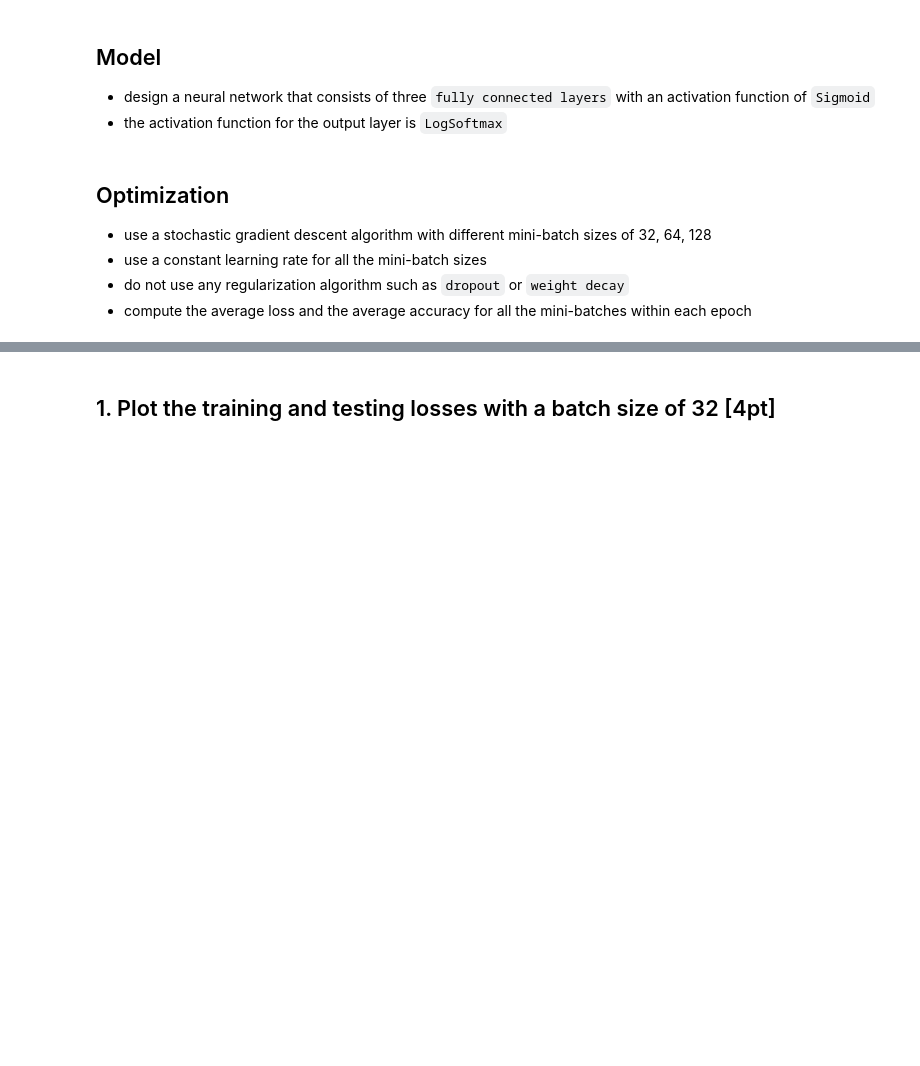
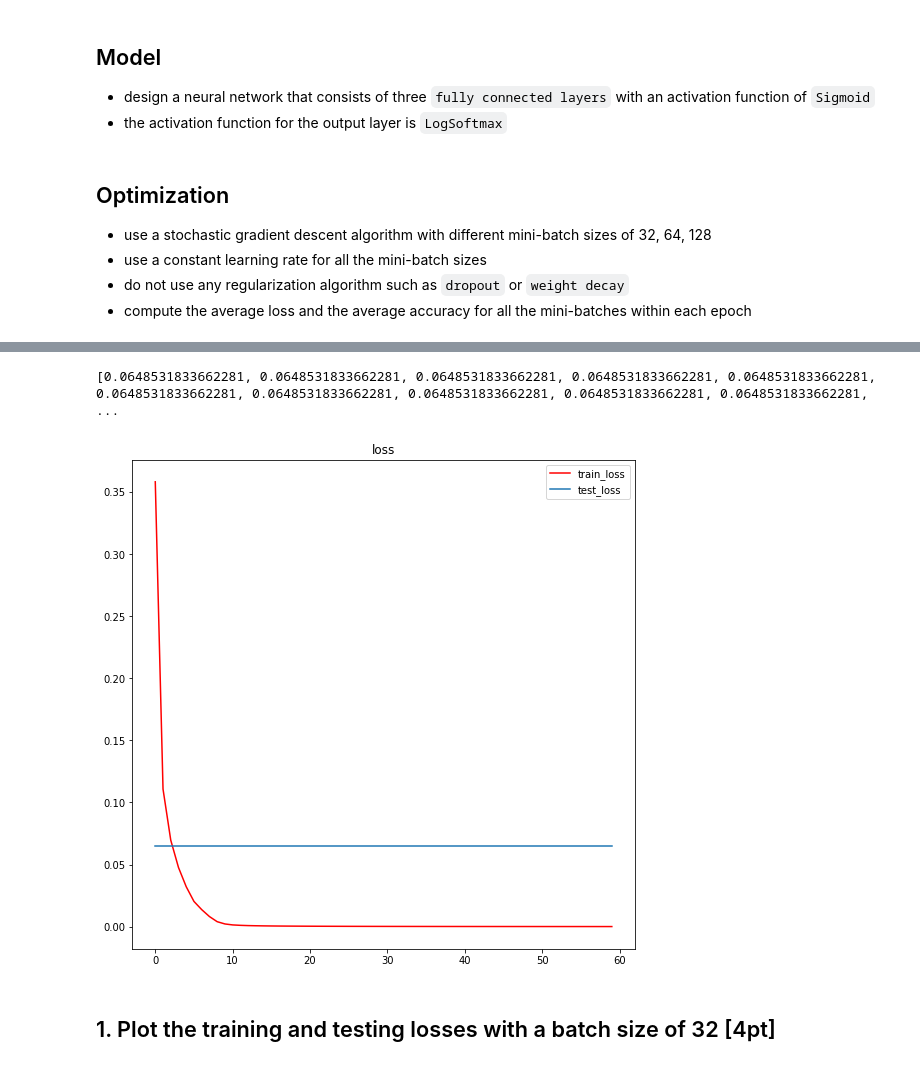
Before and after one commit to kiissy/machine-learning, a Jupyter notebook: Assignment9/assignment-09.ipynb, the cells around one changed output, grey strips where cells are left out. Saved outputs shown, nothing was run; the diff lists cells and outputs as text; code cells hidden in the pictures; blank space fills up the shorter version.

Commit message:
accuracy 함수 수정

```diff
--- a/Assignment9/assignment-09.ipynb
+++ b/Assignment9/assignment-09.ipynb
@@ -88,7 +68,11 @@ loss_stats = {
+# %%
+def accuracy(log_pred, y_true):
+    y_pred = torch.argmax(log_pred, dim=1)
+    return (y_pred == y_true).to(torch.float).mean()
 # %%
 batch_size = 32
 lr=0.5
-n_epochs = 5
+n_epochs = 20
 
 no_cuda = True
 use_cuda = not no_cuda and torch.cuda.is_available()
@@ -101,6 +85,15 @@ classifier = classification().to(device)
 optimizer = torch.optim.SGD(classifier.parameters(), lr)
 
 criterion = nn.NLLLoss()
+
+accuracy_stats = {
+    'train': [],
+    "test": []
+}
+loss_stats = {
+    'train': [],
+    "test": []
+}
 
 for epoch in range(n_epochs):
 
@@ -118,7 +111,7 @@ for epoch in range(n_epochs):
         y_train_pred = classifier(X_train_batch)
 
         train_loss = criterion(y_train_pred, y_train_batch)
-        train_acc = multi_acc(y_train_pred, y_train_batch)
+        train_acc = accuracy(y_train_pred, y_train_batch)
 
         train_loss.backward()
         optimizer.step()
@@ -138,7 +131,7 @@ for epoch in range(n_epochs):
             y_test_pred = classifier(X_test_batch)
 
             test_loss = criterion(y_test_pred, y_test_batch)
-            test_acc = multi_acc(y_test_pred, y_test_batch)
+            test_acc = accuracy(y_test_pred, y_test_batch)
 
             test_epoch_loss += test_loss.item()
             test_epoch_acc += test_acc.item()
@@ -162,10 +155,9 @@ for epoch in range(n_epochs):
 #             val_epoch_acc += val_acc.item()
 
     loss_stats['train'].append(train_epoch_loss/len(train_loader))
-    loss_stats['test'].append(val_epoch_loss/len(test_loader))
+    loss_stats['test'].append(test_epoch_loss/len(test_loader))
     accuracy_stats['train'].append(train_epoch_acc/len(train_loader))
-    accuracy_stats['test'].append(val_epoch_acc/len(test_loader))
+    accuracy_stats['test'].append(test_epoch_acc/len(test_loader))
 
-
-    print(f'Epoch {epoch+0:02}: | Train Loss: {train_epoch_loss/len(train_loader):.5f} | Test Loss: {test_epoch_loss/len(test_loader):.5f} | Train Acc: {train_epoch_acc/len(train_loader):.3f}| Test Acc: {test_epoch_acc/len(test_loader):.3f}')
+print('done')
 # %% [output]
@@ -177,3 +165,16 @@ Epoch 04: | Train Loss: 0.03446 | Test Loss: 0.06329 | Train Acc: 100.000| Test
+# %%
+print(loss_stats['test'])
+# %% [output]
+[0.0648531833662281, 0.0648531833662281, 0.0648531833662281, 0.0648531833662281, 0.0648531833662281, 0.0648531833662281, 0.0648531833662281, 0.0648531833662281, 0.0648531833662281, 0.0648531833662281, ...
+# %%
+plt.figure(1,figsize=(9,9))
+plt.plot(np.array(range(n_epochs)), loss_stats['train'], c='r', label='train_loss')
+plt.plot(np.array(range(n_epochs)), loss_stats['test'], label='test_loss')
+plt.legend()
+plt.title('loss')
+plt.show()
+# %% [output]
+[figure, added]
 # %% [markdown]
 ## 1. Plot the training and testing losses with a batch size of 32 [4pt]
 # %% [markdown]
```
Also changed, not shown: parts of 2 cells of this notebook.
